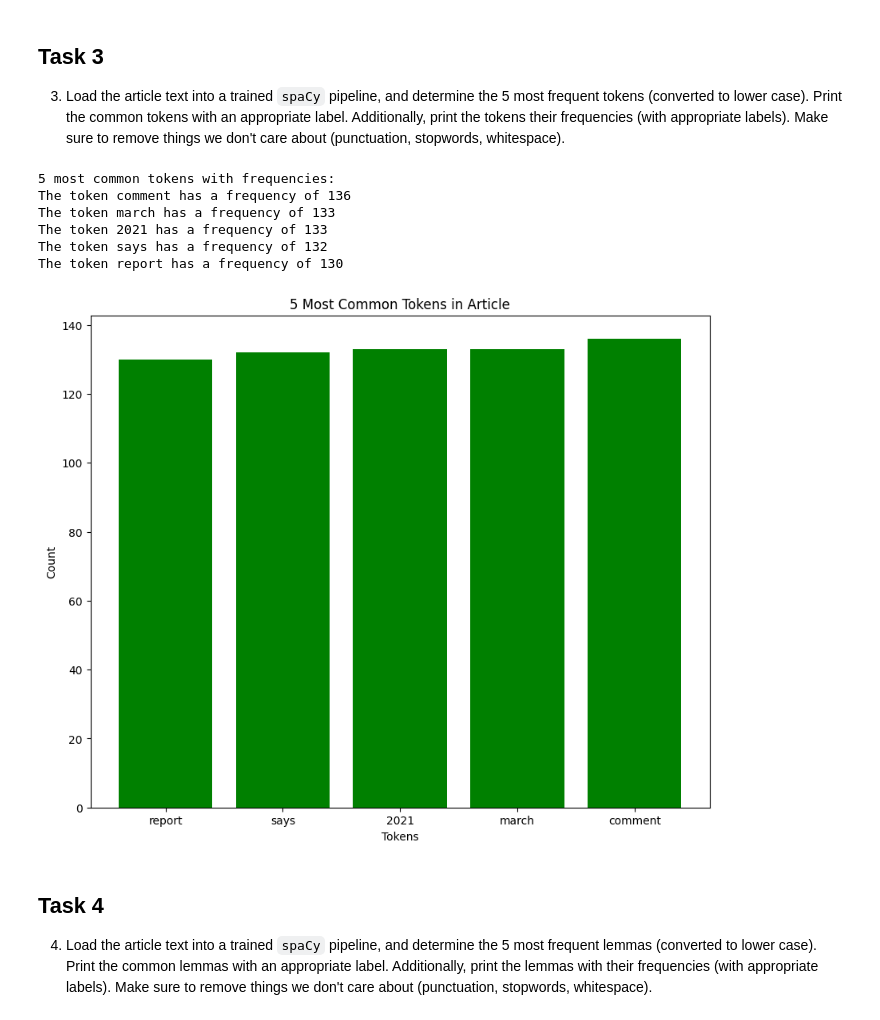
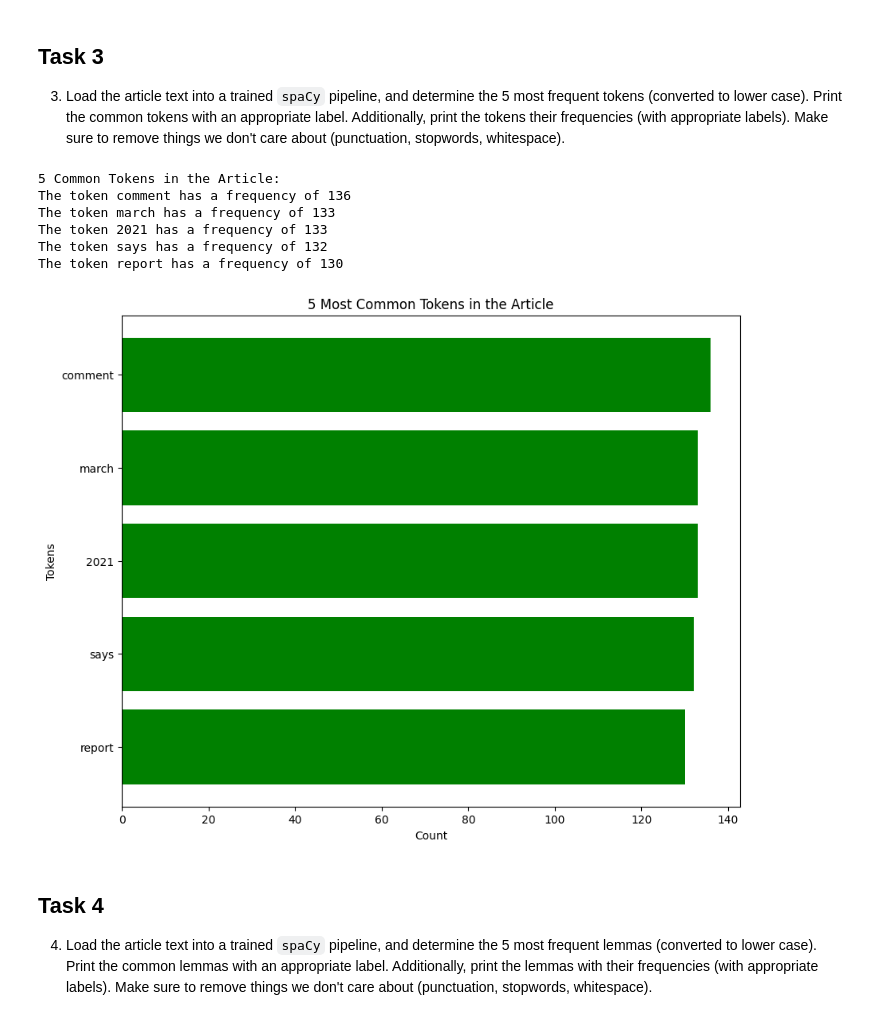
Before and after one commit to K-Bromley/module_06_web_scraping, a Jupyter notebook: web-scraping.ipynb, the cells around one changed output. Cells and saved outputs as stored; diff of their text form; code cells hidden in the pictures.

```diff
--- a/web-scraping.ipynb
+++ b/web-scraping.ipynb
@@ -97,41 +97,41 @@ OK
 # %%
 # spaCy pipeline load
 nlp = spacy.load("en_core_web_sm")
 
 # Article text from file
 article = nlp(soup.get_text())
 
 # Filtering out punctuation, stopwords, and whitespace as requested
 tokens = [token.text.lower() for token in article if not token.is_punct and not token.is_stop and not token.is_space]
 
 # 5 Common Tokens
 token_freq = Counter(tokens).most_common(5)
 
 # Print 5 Common tokens and frequencies
-print("5 most common tokens with frequencies:")
+print("5 Common Tokens in the Article:")
 for token, freq in token_freq:
     print(f"The token {token} has a frequency of {freq}")
 
 
 
 # Bar chart for better representation and for fun.
 tokens, frequencies = zip(*token_freq)
 
 plt.figure(figsize=(10, 8))
-plt.bar(tokens, frequencies, color='green')
-plt.xlabel('Tokens')
-plt.ylabel('Count')
-plt.title('5 Most Common Tokens in Article')
-plt.gca().invert_xaxis()
+plt.barh(tokens, frequencies, color='green')
+plt.xlabel('Count')
+plt.ylabel('Tokens')
+plt.title('5 Most Common Tokens in the Article')
+plt.gca().invert_yaxis()
 plt.show()
 # %% [output]
-5 most common tokens with frequencies:
+5 Common Tokens in the Article:
 The token comment has a frequency of 136
 The token march has a frequency of 133
 The token 2021 has a frequency of 133
 The token says has a frequency of 132
 The token report has a frequency of 130
-[figure, old version]
+[figure, new version]
 # %% [markdown]
 ## Task 4
 4. Load the article text into a trained `spaCy` pipeline, and determine the 5 most frequent lemmas (converted to lower case).  Print the common lemmas with an appropriate label.  Additionally, print the lemmas with their frequencies (with appropriate labels). Make sure to remove things we don't care about (punctuation, stopwords, whitespace).
```
Also changed, not shown: parts of 1 cell of this notebook.
